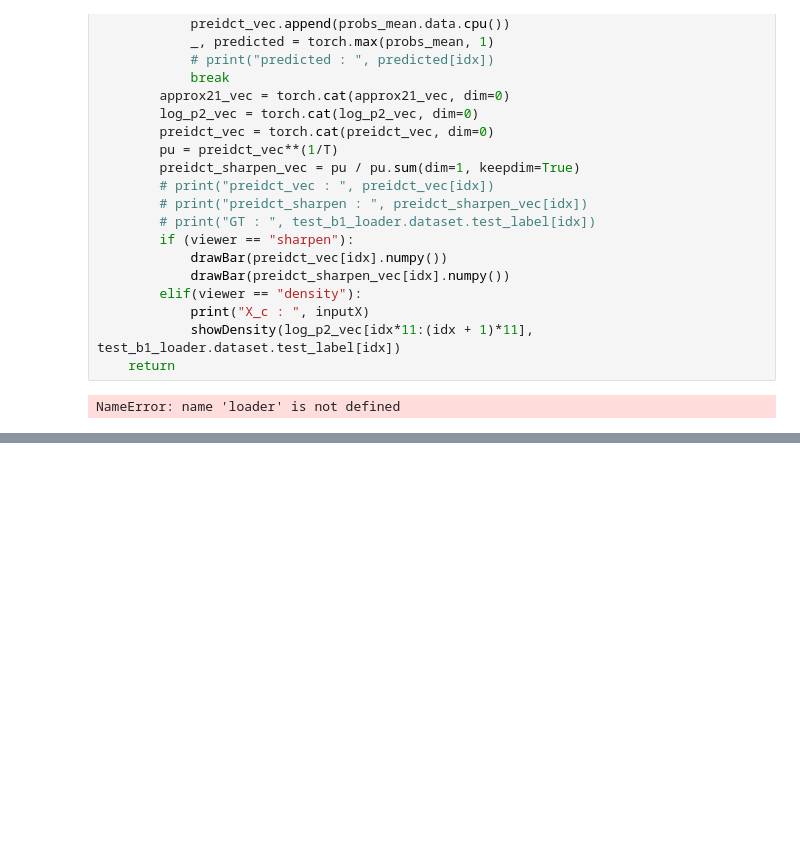
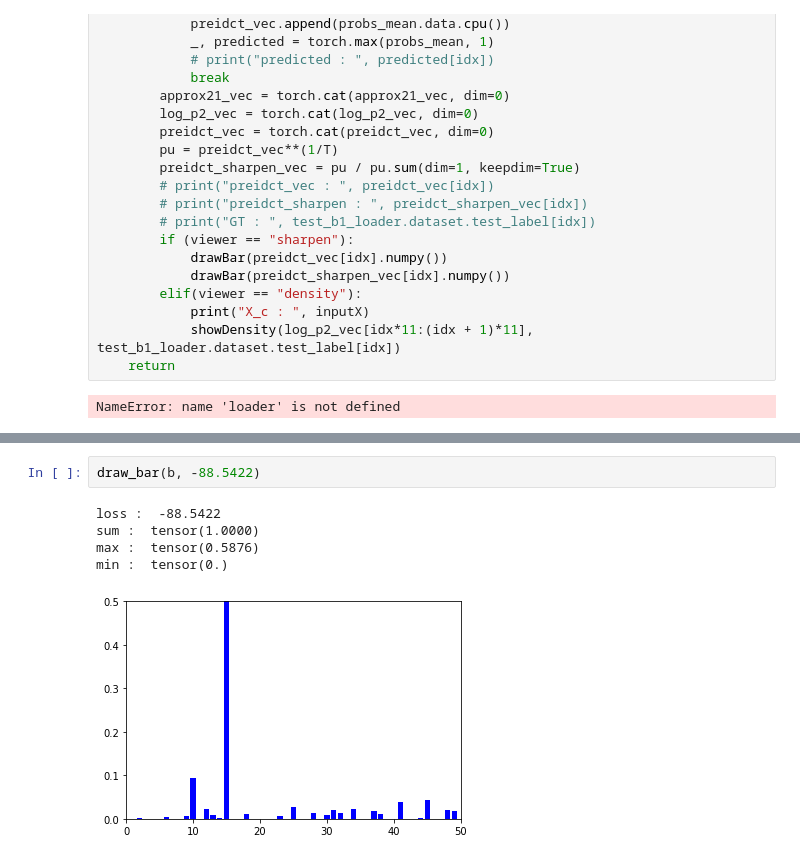
Before and after one commit to a07458666/flow_unicon, a Jupyter notebook: visualization_feature.ipynb, the cells around one changed output, grey strips where cells are left out. Saved outputs shown, nothing was run; the diff lists cells and outputs as text; blank space fills up the shorter version.

```diff
--- a/visualization_feature.ipynb
+++ b/visualization_feature.ipynb
@@ -1014,0 +1097,8 @@ NameError: name 'loader' is not defined
+# %%
+draw_bar(b, -88.5422)
+# %% [output]
+loss :  -88.5422
+sum :  tensor(1.0000)
+max :  tensor(0.5876)
+min :  tensor(0.)
+[figure, added]
```
Also changed, not shown: parts of 34 cells of this notebook, 43 other files.
